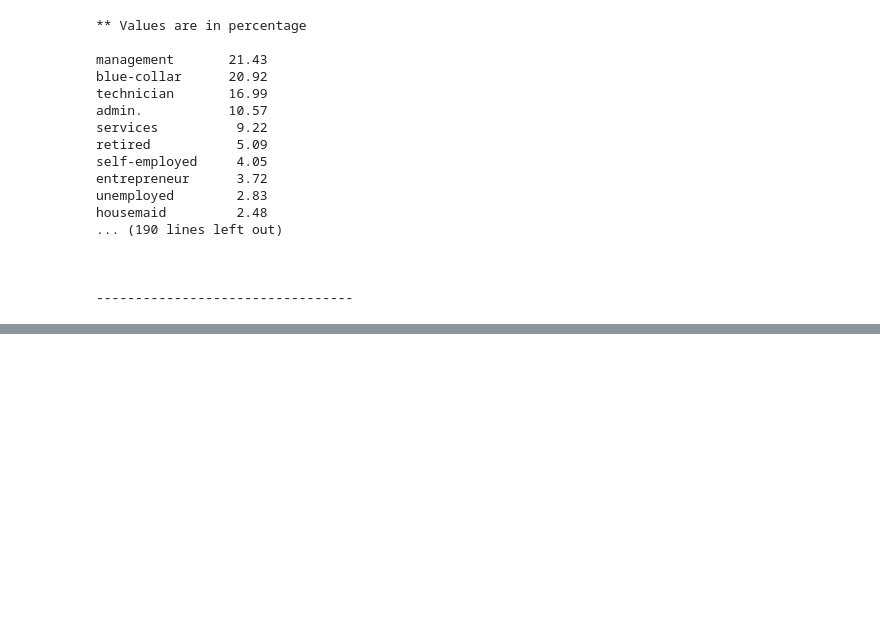
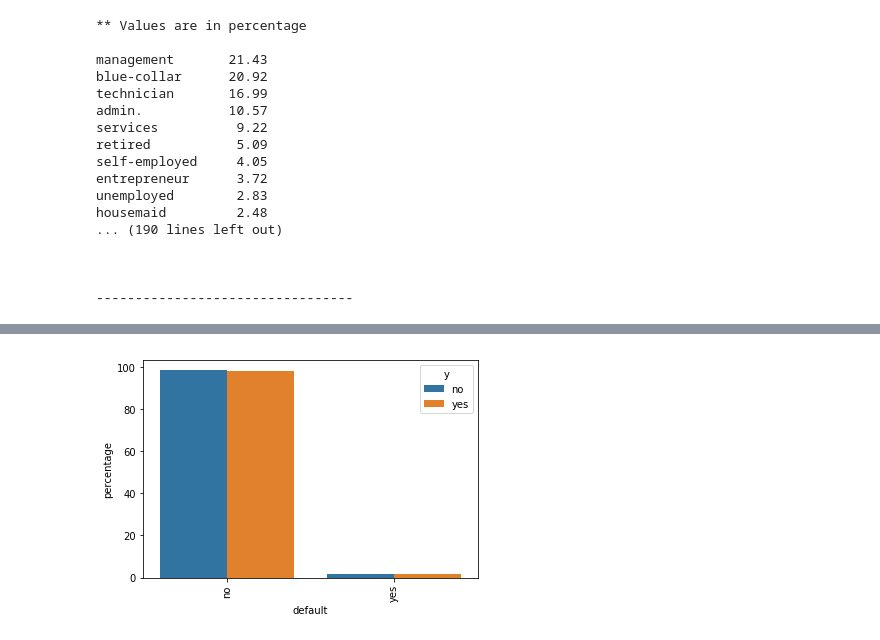
Before and after one commit to soo-shan/bankdataset, a Jupyter notebook: Bank.ipynb, the cells around one changed output, grey strips where cells are left out. Saved outputs shown, nothing was run; the diff lists cells and outputs as text; code cells hidden in the pictures; blank space fills up the shorter version.

```diff
--- a/Bank.ipynb
+++ b/Bank.ipynb
@@ -217,0 +233,8 @@ NameError: name 'count' is not defined
+# %%
+# % of categories in target (yes/no)
+
+default_count = (data.groupby(['y'])['default'].value_counts(normalize=True).rename('percentage').mul(100).reset_index().sort_values('percentage',ascending=False))
+p = sns.barplot(x="default", y="percentage", hue="y", data=default_count)
+default_plot = plt.setp(p.get_xticklabels(), rotation=90)
+# %% [output]
+[figure, added]
```
Also changed, not shown: parts of 37 cells of this notebook.
